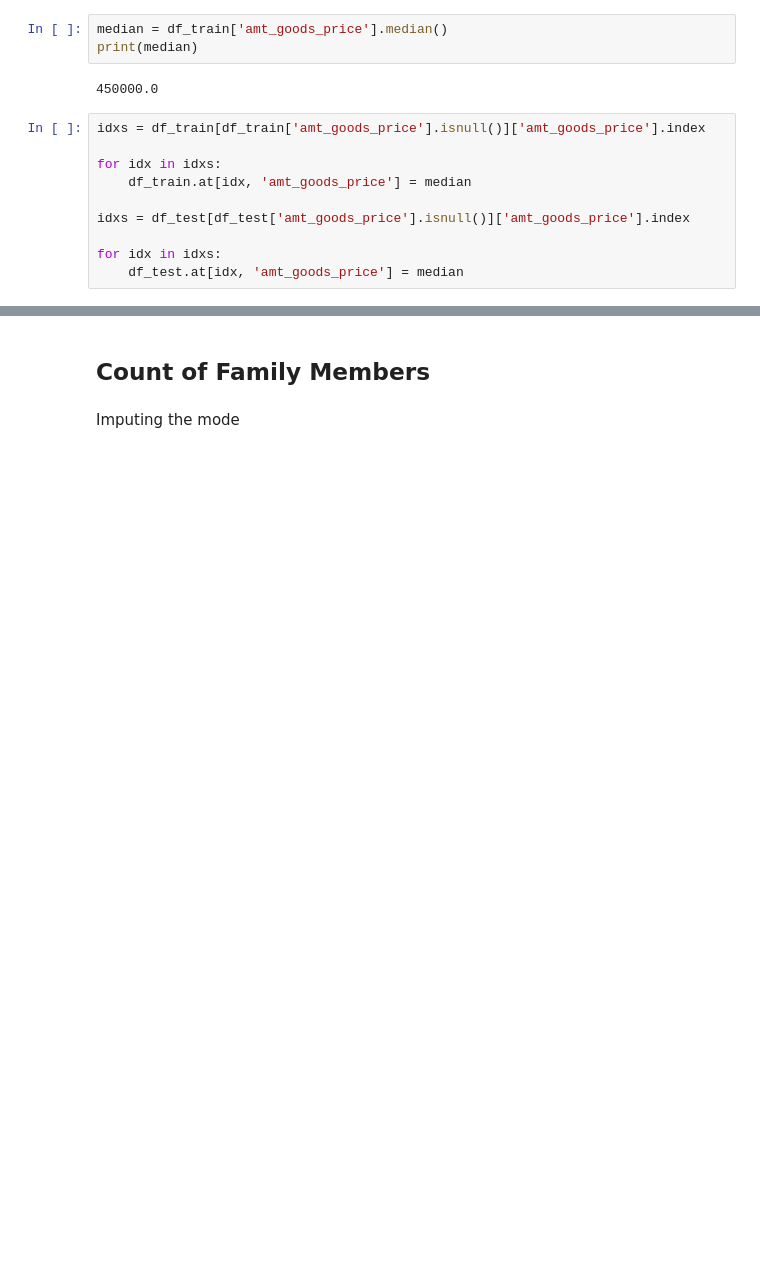
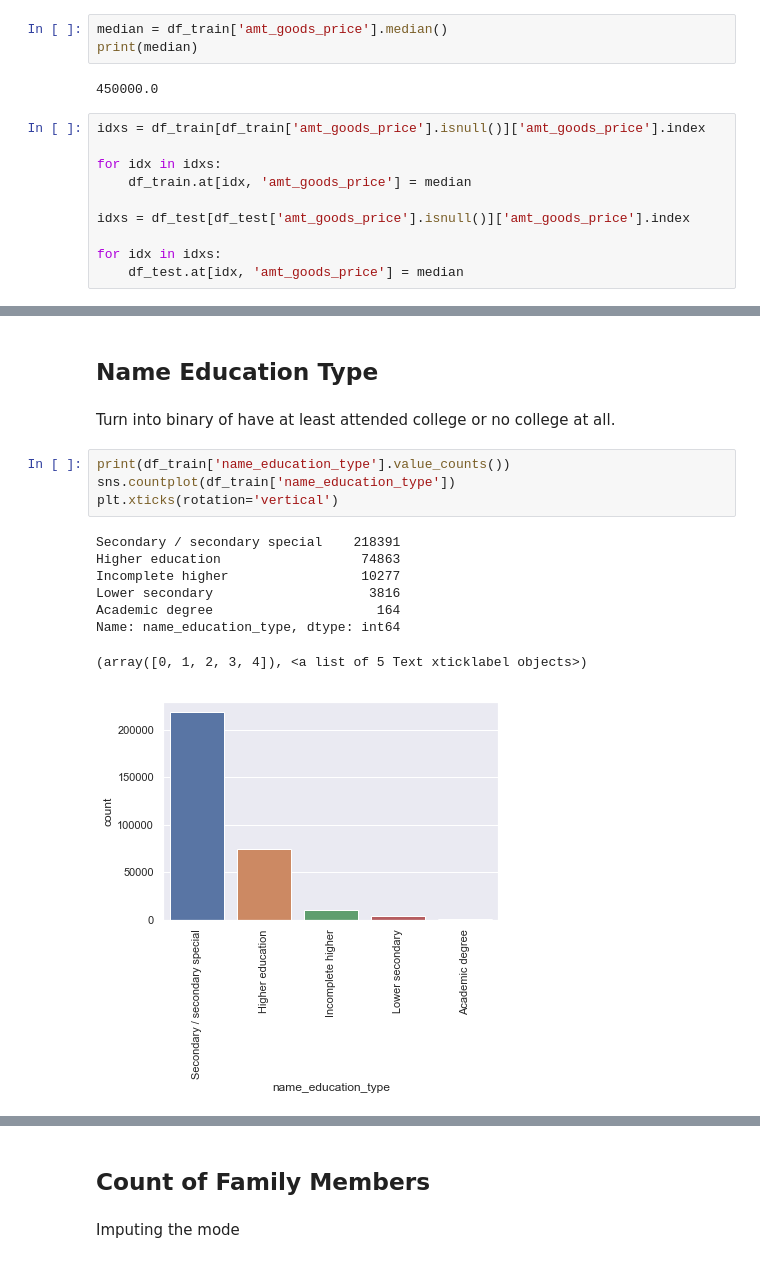
Before and after one commit to blairdev1023/kaggle_credit_comp, a Jupyter notebook: EDA_clean.ipynb, the cells around one changed output, grey strips where cells are left out. Drawn from its saved outputs; the diff is of its cells as text; blank space fills up the shorter version.

```diff
--- a/EDA_clean.ipynb
+++ b/EDA_clean.ipynb
@@ -245,0 +268,17 @@ for idx in idxs:
+# %% [markdown]
+## Name Education Type
+# %% [markdown]
+Turn into binary of have at least attended college or no college at all.
+# %%
+print(df_train['name_education_type'].value_counts())
+sns.countplot(df_train['name_education_type'])
+plt.xticks(rotation='vertical')
+# %% [output]
+Secondary / secondary special    218391
+Higher education                  74863
+Incomplete higher                 10277
+Lower secondary                    3816
+Academic degree                     164
+Name: name_education_type, dtype: int64
+(array([0, 1, 2, 3, 4]), <a list of 5 Text xticklabel objects>)
+[figure, added]
```
Also changed, not shown: parts of 29 cells of this notebook, 3 other files.
